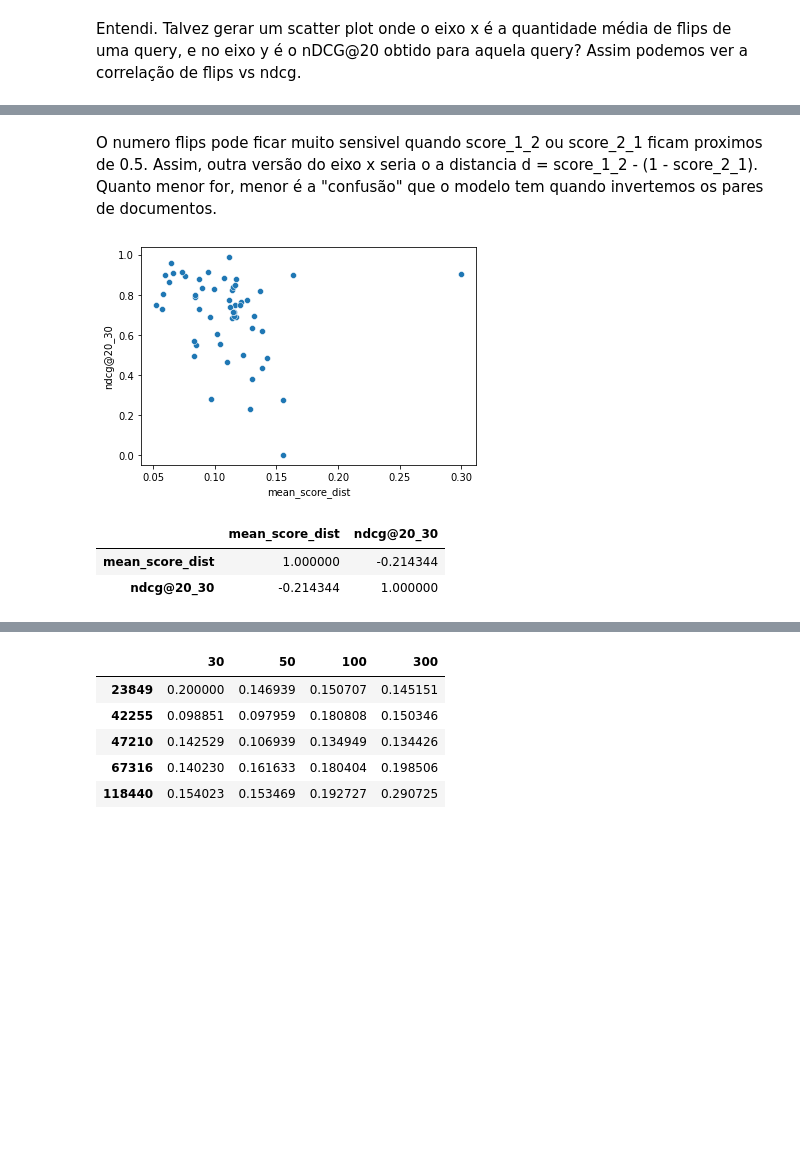
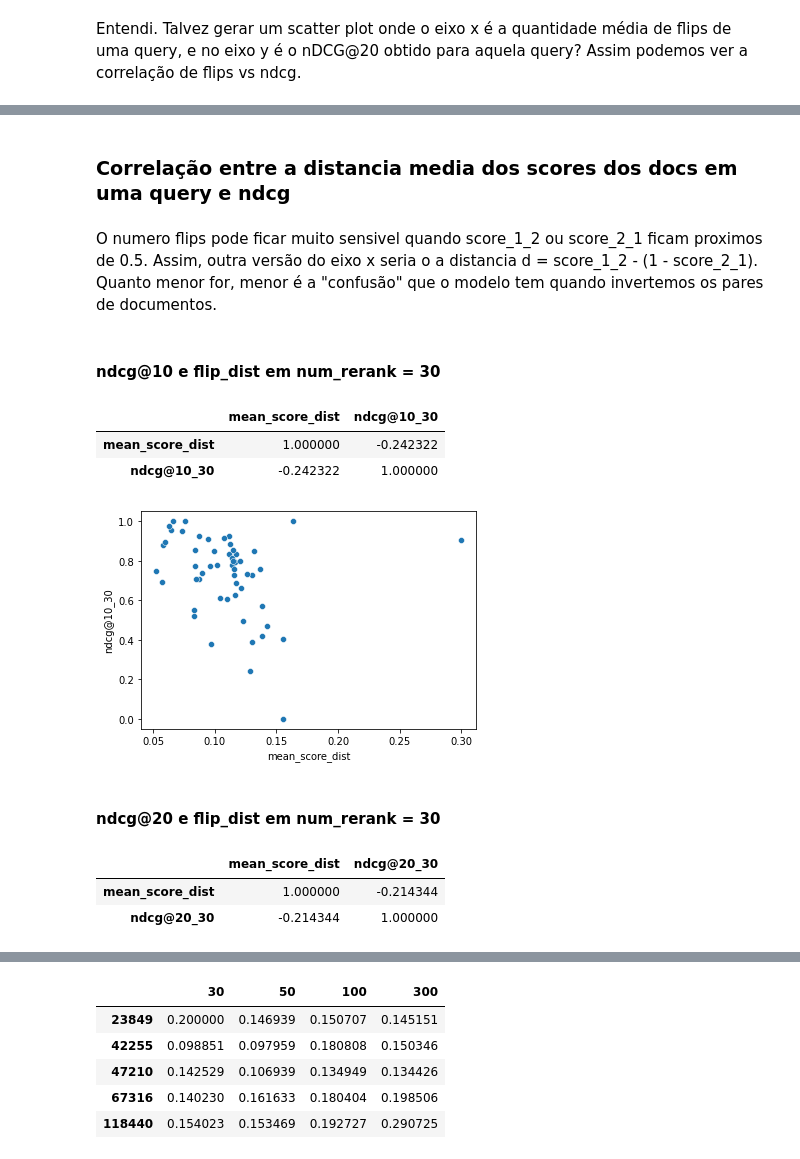
Before and after one commit to leobavila/ia376e_projeto_final, a Jupyter notebook: codes/Pairwise_Scores_to_TREC_Refactored_flips.ipynb, the cells around one changed output, grey strips where cells are left out. Saved outputs shown, nothing was run; the diff lists cells and outputs as text; code cells hidden in the pictures; blank space fills up the shorter version.

Commit message:
Organizacao no trec_refactored_flips

```diff
--- a/codes/Pairwise_Scores_to_TREC_Refactored_flips.ipynb
+++ b/codes/Pairwise_Scores_to_TREC_Refactored_flips.ipynb
@@ -1127,3 +1131,5 @@ scatter_300.corr()
+# %% [markdown]
+### Correlação entre a distancia media dos scores dos docs em uma query e ndcg
 # %% [markdown]
 
 O numero flips pode ficar muito sensivel quando score_1_2 ou score_2_1 ficam proximos de 0.5. Assim, outra versão do eixo x seria o a distancia d = score_1_2 - (1 - score_2_1). Quanto menor for, menor é a "confusão" que o modelo tem quando invertemos os pares de documentos.
@@ -1130,13 +1161,25 @@ O numero flips pode ficar muito sensivel quando score_1_2 ou score_2_1 ficam pro
+# %% [markdown]
+#### ndcg@10 e  flip_dist em num_rerank = 30
+# %%
+scatter_dist_30 = flip_dist_30.merge(ndcg_by_query_30[["query", "ndcg@10_30"]], on=['query'], how='left')
+scatter_dist_30["ndcg@10_30"] = scatter_dist_30["ndcg@10_30"].astype(float)
+scatter_dist_30.corr()
+# %% [output]
+|  | mean_score_dist | ndcg@10_30 |
+| mean_score_dist | 1.000000 | -0.242322 |
+| ndcg@10_30 | -0.242322 | 1.000000 |
+# %%
+sns.scatterplot(data=scatter_dist_30, x="mean_score_dist", y="ndcg@10_30")
+plt.show()
+# %% [output]
+[figure, added]
+# %% [markdown]
+#### ndcg@20 e flip_dist em num_rerank = 30
 # %%
 scatter_dist_30 = flip_dist_30.merge(ndcg_by_query_30[["query", "ndcg@20_30"]], on=['query'], how='left')
 scatter_dist_30["ndcg@20_30"] = scatter_dist_30["ndcg@20_30"].astype(float)
-sns.scatterplot(data=scatter_dist_30, x="mean_score_dist", y="ndcg@20_30")
-plt.show()
+scatter_dist_30.corr()
 # %% [output]
-[figure, removed]
+|  | mean_score_dist | ndcg@20_30 |
+| mean_score_dist | 1.000000 | -0.214344 |
+| ndcg@20_30 | -0.214344 | 1.000000 |
-# %%
-scatter_dist_30.corr()
-# %% [output]
-|  | mean_score_dist | ndcg@20_30 |
-| mean_score_dist | 1.000000 | -0.214344 |
-| ndcg@20_30 | -0.214344 | 1.000000 |
```
Also changed, not shown: parts of 62 cells of this notebook.
